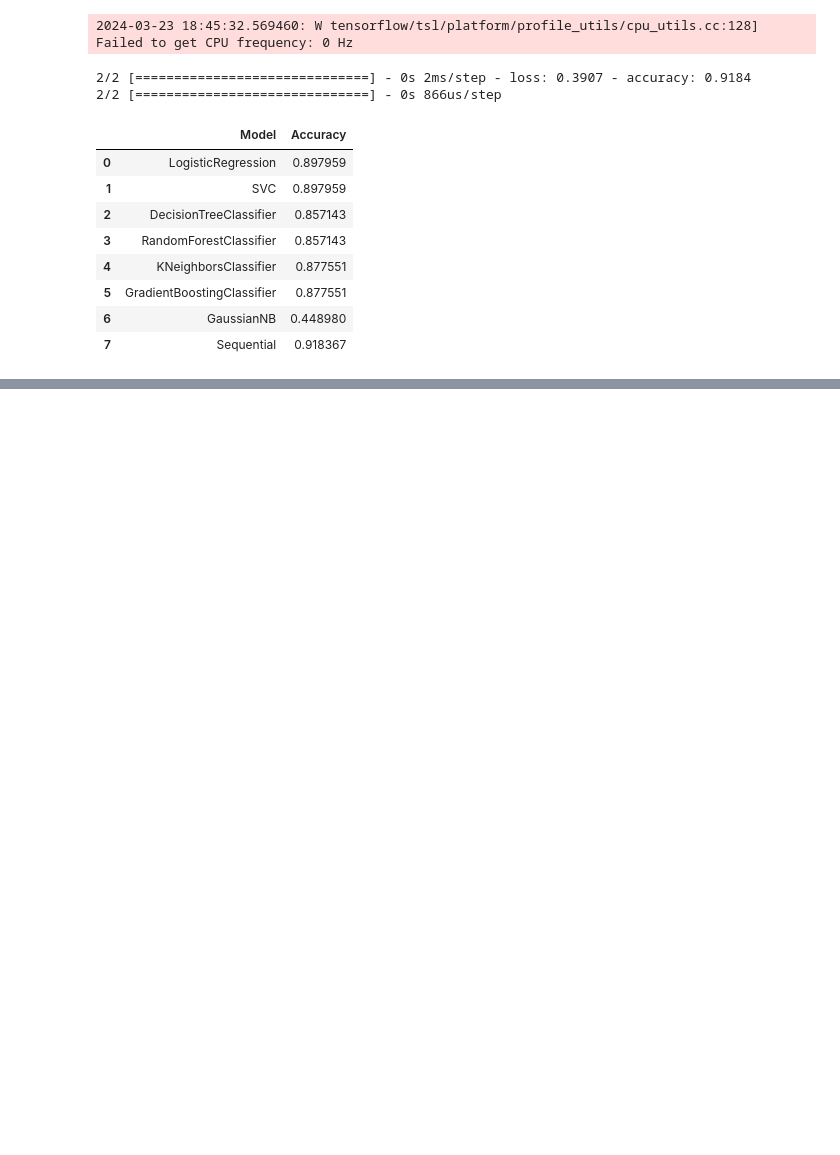
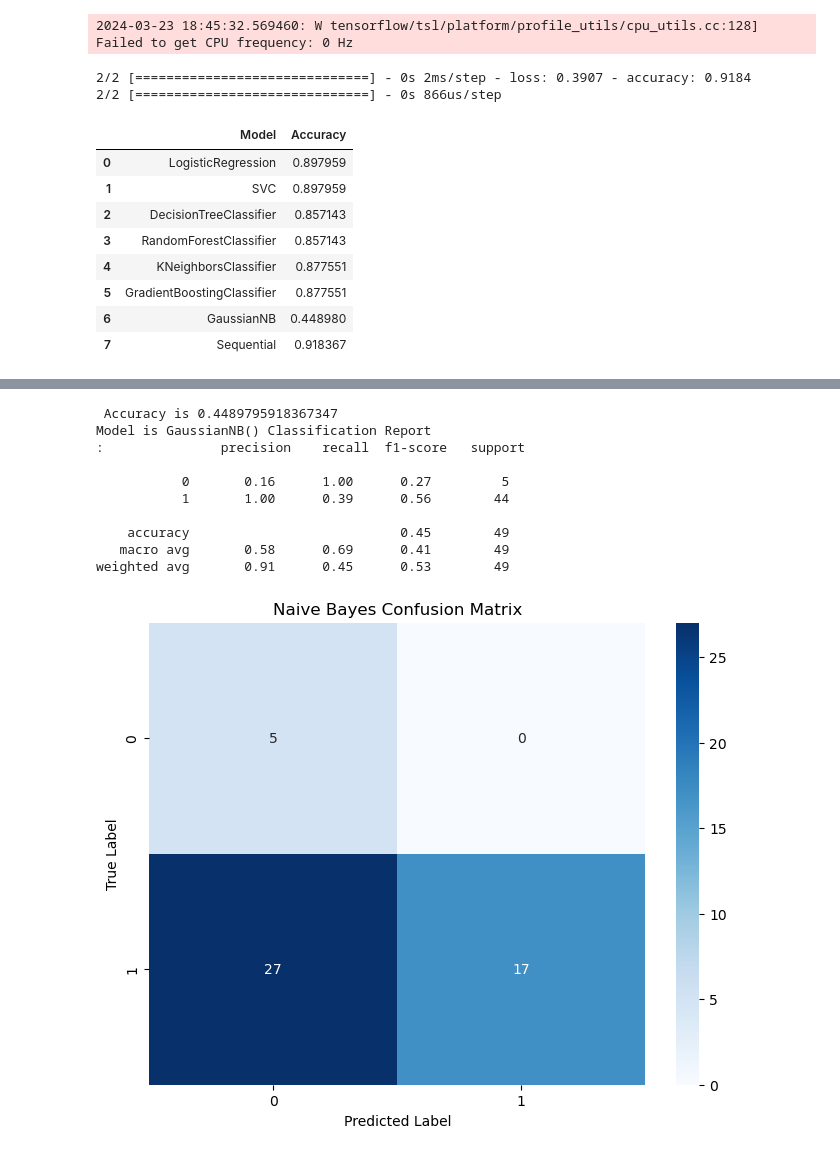
Before and after one commit to MaukanMir/Orange-Quality-Classifier, a Jupyter notebook: training.ipynb, the cells around one changed output, grey strips where cells are left out. Cells and saved outputs as stored; diff of their text form; code cells hidden in the pictures; blank space fills up the shorter version.

```diff
--- a/training.ipynb
+++ b/training.ipynb
@@ -301,0 +328,28 @@ LR = LogisticRegression()
+# %%
+GNB= GaussianNB()
+
+GNB.fit(X_train_scaled, y_train)
+predictions = GNB.predict(X_test_scaled)
+accuracy = accuracy_score(y_test, predictions)
+print(f" Accuracy is {accuracy}")
+print(f"Model is {GNB} Classification Report\n: {classification_report(y_test, predictions)}")
+
+cm = confusion_matrix(y_test, predictions)
+plt.figure(figsize=(8,6))
+sns.heatmap(data=cm, fmt="g", cmap="Blues", annot=True)
+plt.title("Naive Bayes Confusion Matrix")
+plt.xlabel("Predicted Label")
+plt.ylabel("True Label")
+plt.show()
+# %% [output]
+ Accuracy is 0.4489795918367347
+Model is GaussianNB() Classification Report
+:               precision    recall  f1-score   support
+
+           0       0.16      1.00      0.27         5
+           1       1.00      0.39      0.56        44
+
+    accuracy                           0.45        49
+   macro avg       0.58      0.69      0.41        49
+weighted avg       0.91      0.45      0.53        49
+[figure, added]
```
Also changed, not shown: parts of 4 cells of this notebook.
